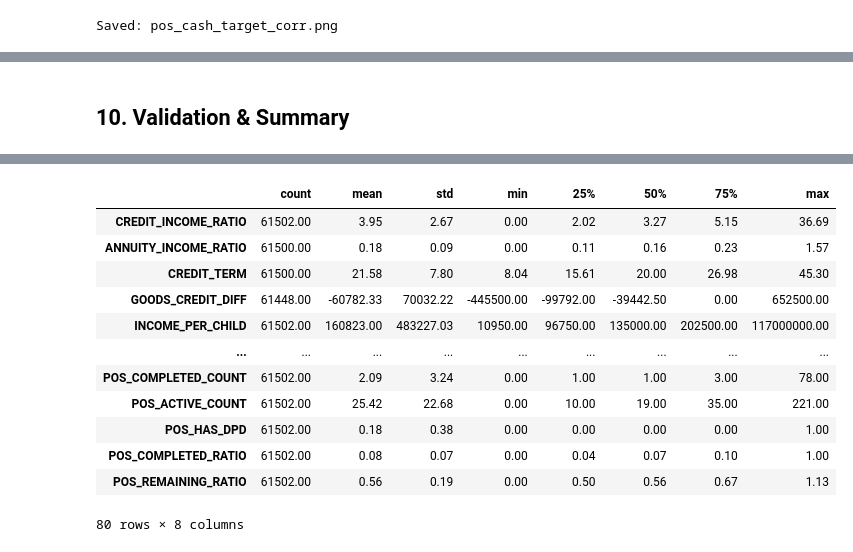
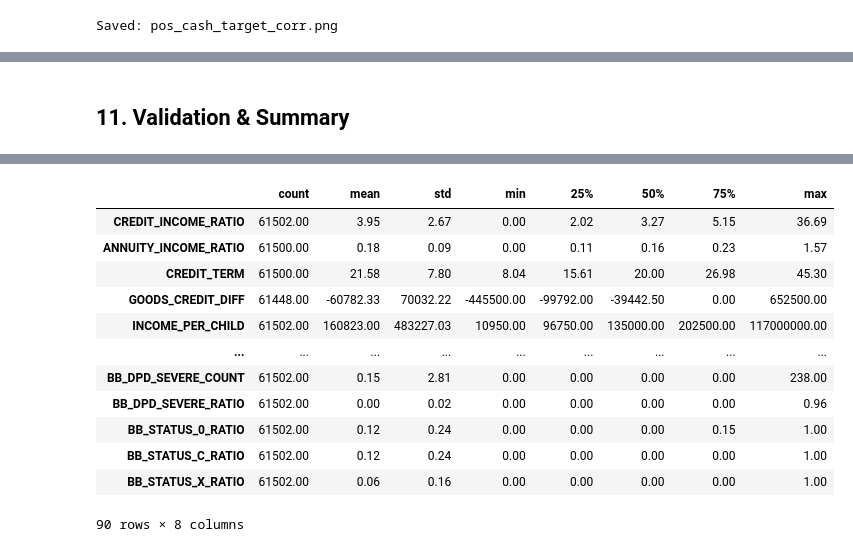
Before and after one commit to busrakurunceng/Ai_Credit_Risk, a Jupyter notebook: notebooks/02_feature_engineering.ipynb, the cells around one changed output, grey strips where cells are left out. Drawn from its saved outputs; the diff is of its cells as text; code cells hidden in the pictures.

Commit message:
Add bureau balance monthly history aggregations with DPD severity and status distribution features

```diff
--- a/notebooks/02_feature_engineering.ipynb
+++ b/notebooks/02_feature_engineering.ipynb
@@ -680,0 +739,6 @@ Saved: pos_cash_target_corr.png
+# %%
+# Aggregate to one row per client (joins through bureau table internally)
+bb_agg = aggregate_bureau_balance(bb, bureau_for_key)
+print(f"\nBureau balance aggregated shape: {bb_agg.shape}")
+print(f"Columns: {list(bb_agg.columns)}")
+bb_agg.describe().T
@@ -680,0 +763,9 @@ Saved: pos_cash_target_corr.png
+# %%
+# Merge bureau balance features into the main table
+df = df.merge(bb_agg, on='SK_ID_CURR', how='left')
+
+bb_fill_zero = [c for c in bb_agg.columns if c != 'SK_ID_CURR' and
+                any(k in c for k in ['COUNT', 'HAS_', 'RATIO'])]
+df[bb_fill_zero] = df[bb_fill_zero].fillna(0)
+
+print(f"Shape after bureau balance merge: {df.shape}")
@@ -681,6 +792,6 @@ Saved: pos_cash_target_corr.png
 # %% [markdown]
-<a id='10'></a>
-## 10. Validation & Summary
+<a id='11'></a>
+## 11. Validation & Summary
 # %%
 # Final summary of all engineered features
 app_new = new_cols + ['DAYS_EMPLOYED_ANOMALY']
@@ -689,20 +800,22 @@ prev_new = [c for c in prev_agg.columns if c != 'SK_ID_CURR']
 inst_new = [c for c in inst_agg.columns if c != 'SK_ID_CURR']
 cc_new = [c for c in cc_agg.columns if c != 'SK_ID_CURR']
 pos_new = [c for c in pos_agg.columns if c != 'SK_ID_CURR']
-all_engineered = app_new + bureau_new + prev_new + inst_new + cc_new + pos_new
+bb_new = [c for c in bb_agg.columns if c != 'SK_ID_CURR']
+all_engineered = app_new + bureau_new + prev_new + inst_new + cc_new + pos_new + bb_new
 
 print(f'=== FEATURE ENGINEERING SUMMARY ===')
-print(f'  Step 1 — Application derived   : {len(new_cols)} features')
-print(f'  Step 2 — DAYS_EMPLOYED cleanup  : 1 flag + column fix')
-print(f'  Step 3 — Bureau aggregations    : {len(bureau_new)} features')
-print(f'  Step 4 — Previous app agg.      : {len(prev_new)} features')
-print(f'  Step 5 — Installments agg.      : {len(inst_new)} features')
-print(f'  Step 6 — Credit card agg.       : {len(cc_new)} features')
-print(f'  Step 7 — POS_CASH agg.          : {len(pos_new)} features')
+print(f'  Step 1 — Application derived    : {len(new_cols)} features')
+print(f'  Step 2 — DAYS_EMPLOYED cleanup   : 1 flag + column fix')
+print(f'  Step 3 — Bureau aggregations     : {len(bureau_new)} features')
+print(f'  Step 4 — Previous app agg.       : {len(prev_new)} features')
+print(f'  Step 5 — Installments agg.       : {len(inst_new)} features')
+print(f'  Step 6 — Credit card agg.        : {len(cc_new)} features')
+print(f'  Step 7 — POS_CASH agg.           : {len(pos_new)} features')
+print(f'  Step 8 — Bureau balance agg.     : {len(bb_new)} features')
 print(f'  ─────────────────────────────────')
-print(f'  Total new features              : {len(all_engineered)}')
-print(f'  Total columns now               : {df.shape[1]}')
-print(f'  Shape                           : {df.shape}')
+print(f'  Total new features               : {len(all_engineered)}')
+print(f'  Total columns now                : {df.shape[1]}')
+print(f'  Shape                            : {df.shape}')
 print()
 
 # Check remaining NaN in engineered features
@@ -734,20 +847,20 @@ df[all_engineered].describe().T
 INCOME_PER_FAMILY                     1
 dtype: int64
 
 --- Engineered Features Statistics ---
 |  | count | mean | std | min | 25% | 50% | 75% | max |
 | CREDIT_INCOME_RATIO | 61502.00 | 3.95 | 2.67 | 0.00 | 2.02 | 3.27 | 5.15 | 36.69 |
 | ANNUITY_INCOME_RATIO | 61500.00 | 0.18 | 0.09 | 0.00 | 0.11 | 0.16 | 0.23 | 1.57 |
 | CREDIT_TERM | 61500.00 | 21.58 | 7.80 | 8.04 | 15.61 | 20.00 | 26.98 | 45.30 |
 | GOODS_CREDIT_DIFF | 61448.00 | -60782.33 | 70032.22 | -445500.00 | -99792.00 | -39442.50 | 0.00 | 652500.00 |
 | INCOME_PER_CHILD | 61502.00 | 160823.00 | 483227.03 | 10950.00 | 96750.00 | 135000.00 | 202500.00 | 117000000.00 |
 | ... | ... | ... | ... | ... | ... | ... | ... | ... |
-| POS_COMPLETED_COUNT | 61502.00 | 2.09 | 3.24 | 0.00 | 1.00 | 1.00 | 3.00 | 78.00 |
-| POS_ACTIVE_COUNT | 61502.00 | 25.42 | 22.68 | 0.00 | 10.00 | 19.00 | 35.00 | 221.00 |
-| POS_HAS_DPD | 61502.00 | 0.18 | 0.38 | 0.00 | 0.00 | 0.00 | 0.00 | 1.00 |
-| POS_COMPLETED_RATIO | 61502.00 | 0.08 | 0.07 | 0.00 | 0.04 | 0.07 | 0.10 | 1.00 |
-| POS_REMAINING_RATIO | 61502.00 | 0.56 | 0.19 | 0.00 | 0.50 | 0.56 | 0.67 | 1.13 |
+| BB_DPD_SEVERE_COUNT | 61502.00 | 0.15 | 2.81 | 0.00 | 0.00 | 0.00 | 0.00 | 238.00 |
+| BB_DPD_SEVERE_RATIO | 61502.00 | 0.00 | 0.02 | 0.00 | 0.00 | 0.00 | 0.00 | 0.96 |
+| BB_STATUS_0_RATIO | 61502.00 | 0.12 | 0.24 | 0.00 | 0.00 | 0.00 | 0.15 | 1.00 |
+| BB_STATUS_C_RATIO | 61502.00 | 0.12 | 0.24 | 0.00 | 0.00 | 0.00 | 0.00 | 1.00 |
+| BB_STATUS_X_RATIO | 61502.00 | 0.06 | 0.16 | 0.00 | 0.00 | 0.00 | 0.00 | 1.00 |
-80 rows × 8 columns
+90 rows × 8 columns
 # %% [markdown]
 ### Key Observations
 
```
Also changed, not shown: parts of 9 cells of this notebook, 1 other file.
